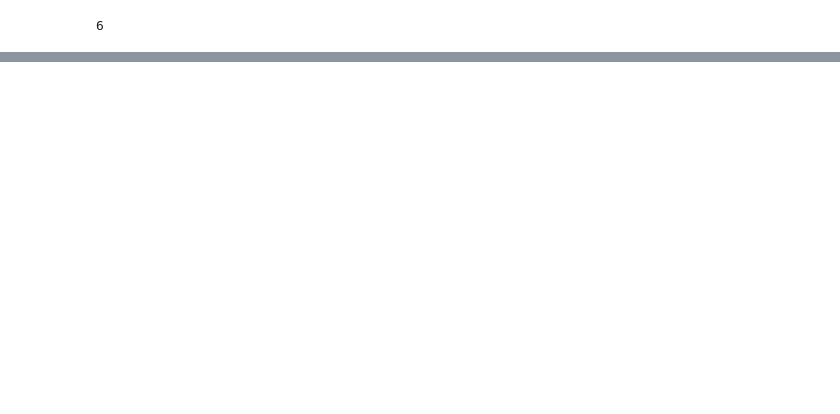
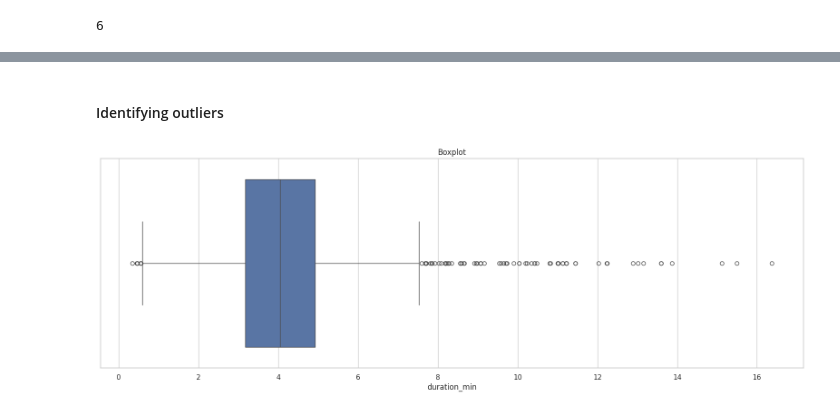
Before and after one commit to jessibmoura/ML-TimeSeries, a Jupyter notebook: Machine Learning with Python/Aula 1.2 - Exploratory data analysis/data_analysis.ipynb, the cells around one changed output, grey strips where cells are left out. Saved outputs shown, nothing was run; the diff lists cells and outputs as text; code cells hidden in the pictures; blank space fills up the shorter version.

Commit message:
data analysis with top musics during last decade and identifying outliers

```diff
--- a/Machine Learning with Python/Aula 1.2 - Exploratory data analysis/data_analysis.ipynb
+++ b/Machine Learning with Python/Aula 1.2 - Exploratory data analysis/data_analysis.ipynb
@@ -78,0 +207,10 @@ df[df.duplicated()]
+# %% [markdown]
+#### Identifying outliers
+# %%
+sns.set_theme(style="whitegrid")
+fig, axes = plt.subplots(figsize=(20,6))
+sns.boxplot(x="duration_min", data=df)
+axes.set_title("Boxplot")
+plt.show()
+# %% [output]
+[figure, added]
```
Also changed, not shown: parts of 18 cells of this notebook, 1 other file.
